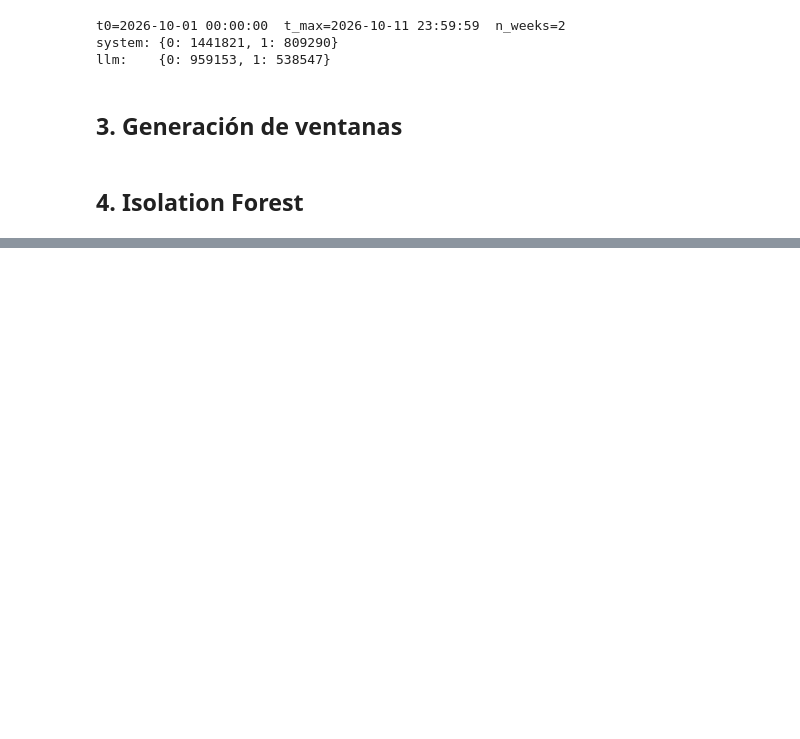
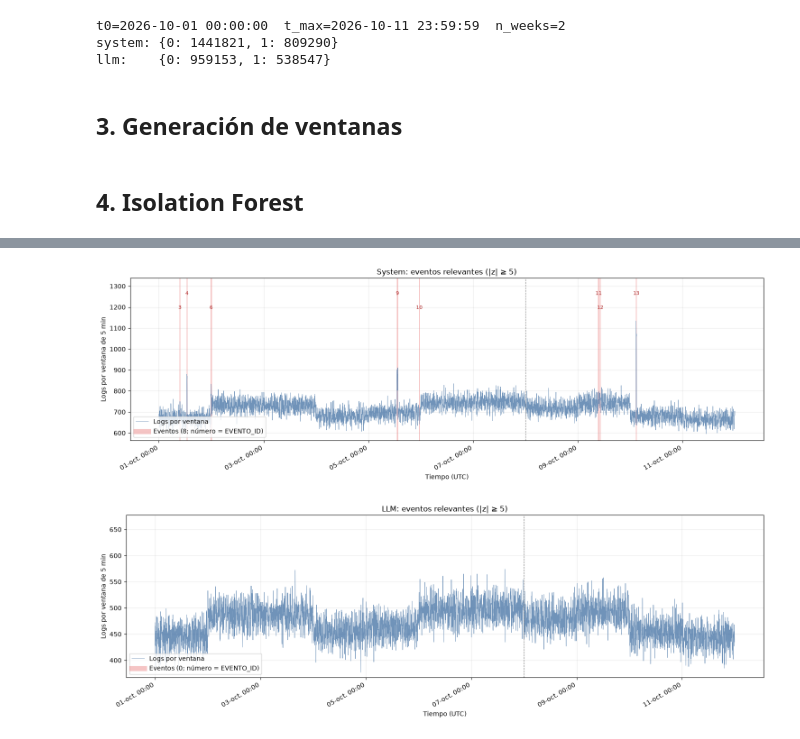
Before and after one commit to cr0ssd/RetoSAP, a Jupyter notebook: sandbox/demo_pipeline_adrian.ipynb, the cells around one changed output, grey strips where cells are left out. Cells and saved outputs as stored; diff of their text form; code cells hidden in the pictures; blank space fills up the shorter version.

```diff
--- a/sandbox/demo_pipeline_adrian.ipynb
+++ b/sandbox/demo_pipeline_adrian.ipynb
@@ -294,0 +372,42 @@ graficar(if_llm, 'TOTAL_LLM_REQUESTS', 'LLM: logs por ventana y anomalías detec
+# %%
+def graficar_eventos(res, eventos, col, titulo, solo_relevantes=True, ancho_min_min=30):
+    d = res.sort_values('WINDOW_START')
+    ev = eventos[eventos['RELEVANTE']] if solo_relevantes else eventos
+    fig, ax = plt.subplots(figsize=(15, 5))
+    ax.plot(d['WINDOW_START'], d[col], color='#4c78a8', lw=0.6, alpha=0.8, label='Logs por ventana')
+    for w, g in d.groupby('WEEK'):
+        if w > 0:
+            ax.axvline(g['WINDOW_START'].min(), color='gray', ls='--', lw=0.8)   # corte de semana
+
+    ymax = d[col].max()
+    ax.set_ylim(top=ymax * 1.18)
+    for k, e in enumerate(ev.sort_values('INICIO').itertuples()):
+        ini = e.INICIO
+        fin = e.FIN + pd.Timedelta(minutes=5)                      # una ventana dura 5 min
+        mid = ini + (fin - ini) / 2
+        piso = pd.Timedelta(minutes=ancho_min_min)                 # ancho mínimo para que se vea
+        if fin - ini < piso:
+            ini, fin = mid - piso / 2, mid + piso / 2
+        ax.axvspan(ini, fin, color='#e45756', alpha=0.35, lw=0)
+        ax.text(mid, ymax * (1.05 if k % 2 == 0 else 1.11), str(e.EVENTO_ID),
+                ha='center', fontsize=8, color='#b02a2a')          # alterna alturas para no encimar
+    ax.plot([], [], color='#e45756', alpha=0.35, lw=8,
+            label=f'Eventos ({len(ev)}; número = EVENTO_ID)')
+
+    ax.set_title(titulo)
+    ax.set_xlabel('Tiempo (UTC)')
+    ax.set_ylabel('Logs por ventana de 5 min')
+    ax.xaxis.set_major_formatter(mdates.DateFormatter('%d-%b %H:%M'))
+    ax.grid(alpha=0.25)
+    ax.legend(loc='lower left')
+    fig.autofmt_xdate()
+    fig.tight_layout()
+    plt.show()
+
+graficar_eventos(if_system, eventos_system, 'TOTAL_REQUESTS',
+                 f'System: eventos relevantes (|z| ≥ {Z_UMBRAL})')
+graficar_eventos(if_llm, eventos_llm, 'TOTAL_LLM_REQUESTS',
+                 f'LLM: eventos relevantes (|z| ≥ {Z_UMBRAL})')
+# %% [output]
+[figure, added]
+[figure, added]
```
Also changed, not shown: parts of 10 cells of this notebook, 2 other files.
